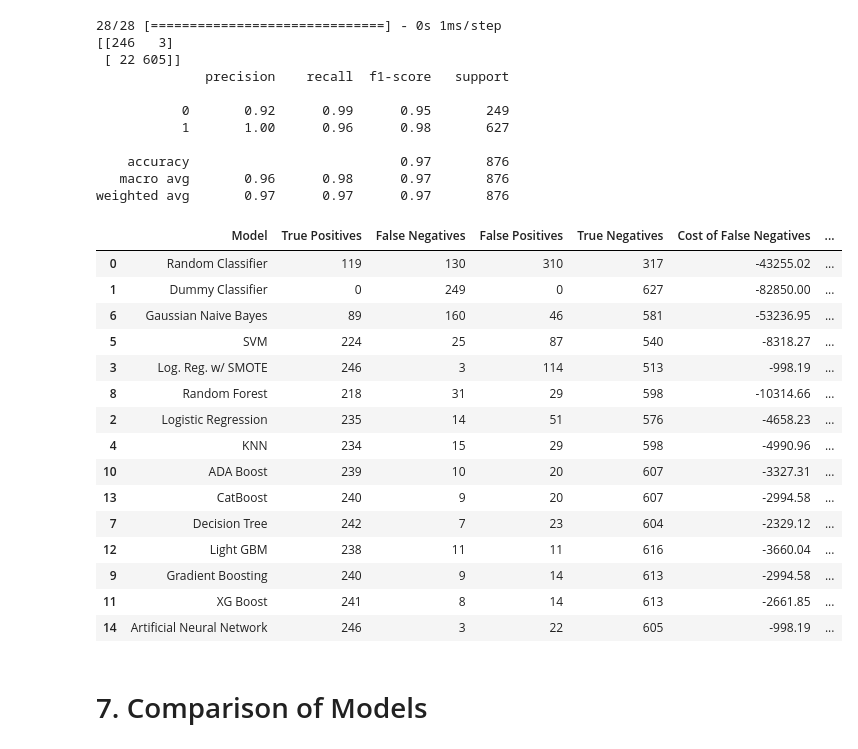
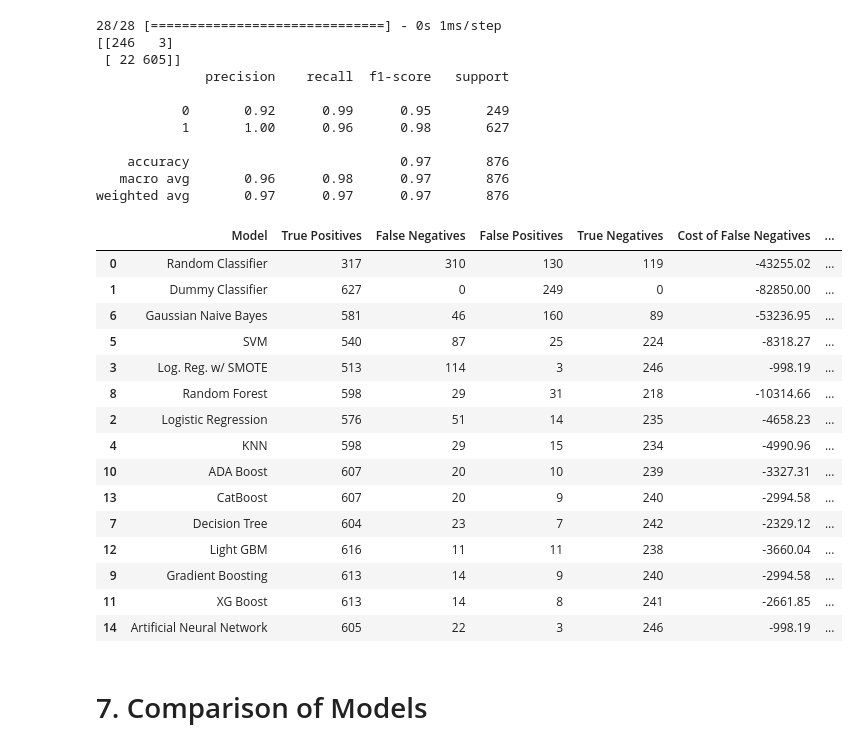
Before and after one commit to aaronroggia/portfolio, a Jupyter notebook: Churn Prediction with Machine Learning.ipynb, the cells around one changed output. Drawn from its saved outputs; the diff is of its cells as text; code cells hidden in the pictures.

```diff
--- a/Churn Prediction with Machine Learning.ipynb
+++ b/Churn Prediction with Machine Learning.ipynb
@@ -1128,13 +1127,13 @@ start_time = time.time()
 
 #Intantiate the model and fit it to the data
 #Since churned is the majority class, we'll select 1.
-model = DummyClassifier(strategy = 'constant', constant=1, random_state = 101)
-model.fit(X_train, y_train)
+model2 = DummyClassifier(strategy = 'constant', constant=1, random_state = 101)
+model2.fit(X_train, y_train)
 # %% [output]
 DummyClassifier(constant=1, random_state=101, strategy='constant')
 # %%
 #Make predictions for the test set with the best parameters
-y_pred=model.predict(X_test)
+y_pred=model2.predict(X_test)
 
 #Test the predictions
 print(confusion_matrix(y_test,y_pred))
@@ -2270,22 +2269,22 @@ print(classification_report(y_test,y_pred))
 weighted avg       0.97      0.97      0.97       876
 # %%
 #Evaluate the model
-tp, fn, fp, tn = confusion_matrix(y_test,y_pred).ravel()
+tn, fp, fn, tp = confusion_matrix(y_test,y_pred).ravel()
 
 #Cost of classifying active as churned (if a percent of them take the discount)
-fn_cost = (fn/(tp+fn))*active_class*percent_active_using_discount*rev_lost_per_act_error
+fp_cost = (fp/(tn+fp))*active_class*percent_active_using_discount*rev_lost_per_act_error
 
 #Benefit of correct inactive classification (if the discount brings a certain percent back)
-tn_benefit = (rev_lost_per_churn-discount_offered)*(tn/(fp+tn))*churned_class*percent_who_return
+tp_benefit = (rev_lost_per_churn-discount_offered)*(tp/(tp+fn))*churned_class*percent_who_return
 
 row = {'Model': 'Light GBM',
        'True Positives': tp,
        'False Negatives': fn,
        'False Positives': fp,
        'True Negatives': tn,
-       'Cost of False Negatives': "{:.2f}".format(-fn_cost),
-       'Benefit of True Negatives': "{:.2f}".format(tn_benefit),
-       'Profit or Loss': "{:.2f}".format(tn_benefit-fn_cost),
+       'Cost of False Negatives': "{:.2f}".format(-fp_cost),
+       'Benefit of True Negatives': "{:.2f}".format(tp_benefit),
+       'Profit or Loss': "{:.2f}".format(tp_benefit-fp_cost),
        'Accuracy': accuracy_score(y_test,y_pred),
        'Precision': precision_score(y_test,y_pred),
        'Average Precision': average_precision_score(y_test,y_pred),
@@ -2398,22 +2397,22 @@ print(classification_report(y_test,y_pred))
 weighted avg       0.97      0.97      0.97       876
 # %%
 #Evaluate the model
-tp, fn, fp, tn = confusion_matrix(y_test,y_pred).ravel()
+tn, fp, fn, tp = confusion_matrix(y_test,y_pred).ravel()
 
 #Cost of classifying active as churned (if a percent of them take the discount)
-fn_cost = (fn/(tp+fn))*active_class*percent_active_using_discount*rev_lost_per_act_error
+fp_cost = (fp/(tn+fp))*active_class*percent_active_using_discount*rev_lost_per_act_error
 
 #Benefit of correct inactive classification (if the discount brings a certain percent back)
-tn_benefit = (rev_lost_per_churn-discount_offered)*(tn/(fp+tn))*churned_class*percent_who_return
+tp_benefit = (rev_lost_per_churn-discount_offered)*(tp/(tp+fn))*churned_class*percent_who_return
 
 row = {'Model': 'CatBoost',
        'True Positives': tp,
        'False Negatives': fn,
        'False Positives': fp,
        'True Negatives': tn,
-       'Cost of False Negatives': "{:.2f}".format(-fn_cost),
-       'Benefit of True Negatives': "{:.2f}".format(tn_benefit),
-       'Profit or Loss': "{:.2f}".format(tn_benefit-fn_cost),
+       'Cost of False Negatives': "{:.2f}".format(-fp_cost),
+       'Benefit of True Negatives': "{:.2f}".format(tp_benefit),
+       'Profit or Loss': "{:.2f}".format(tp_benefit-fp_cost),
        'Accuracy': accuracy_score(y_test,y_pred),
        'Precision': precision_score(y_test,y_pred),
        'Average Precision': average_precision_score(y_test,y_pred),
@@ -2671,52 +2683,52 @@ print(classification_report(y_test, y_pred))
 weighted avg       0.97      0.97      0.97       876
 # %%
 #Evaluate the model
-tp, fn, fp, tn = confusion_matrix(y_test,y_pred).ravel()
+tn, fp, fn, tp = confusion_matrix(y_test,y_pred).ravel()
 
 #Cost of classifying active as churned (if a percent of them take the discount)
-fn_cost = (fn/(tp+fn))*active_class*percent_active_using_discount*rev_lost_per_act_error
+fp_cost = (fp/(tn+fp))*active_class*percent_active_using_discount*rev_lost_per_act_error
 
 #Benefit of correct inactive classification (if the discount brings a certain percent back)
-tn_benefit = (rev_lost_per_churn-discount_offered)*(tn/(fp+tn))*churned_class*percent_who_return
+tp_benefit = (rev_lost_per_churn-discount_offered)*(tp/(tp+fn))*churned_class*percent_who_return
 
 row = {'Model': 'Artificial Neural Network',
        'True Positives': tp,
        'False Negatives': fn,
        'False Positives': fp,
        'True Negatives': tn,
-       'Cost of False Negatives': "{:.2f}".format(-fn_cost),
-       'Benefit of True Negatives': "{:.2f}".format(tn_benefit),
-       'Profit or Loss': "{:.2f}".format(tn_benefit-fn_cost),
+       'Cost of False Negatives': "{:.2f}".format(-fp_cost),
+       'Benefit of True Negatives': "{:.2f}".format(tp_benefit),
+       'Profit or Loss': "{:.2f}".format(tp_benefit-fp_cost),
        'Accuracy': accuracy_score(y_test,y_pred),
        'Precision': precision_score(y_test,y_pred),
        'Average Precision': average_precision_score(y_test,y_pred),
        'Recall': recall_score(y_test,y_pred),
        'F1': f1_score(y_test,y_pred),
        'AUC-ROC': roc_auc_score(y_test,y_pred),
        'True Positive Rate': tp/(tp+fn),
        'True Negative Rate': tn/(tn+fp),
        'False Positive Rate': fp/(tn+fp),
        'False Negative Rate': fn/(tp+fn),
        'Processing Time': format(round((time.time() - start_time)/60,2))}
 results = results.append(row, ignore_index=True)
 results.sort_values(['AUC-ROC'],ascending=True)
 # %% [output]
 |  | Model | True Positives | False Negatives | False Positives | True Negatives | Cost of False Negatives | ... |
-| 0 | Random Classifier | 119 | 130 | 310 | 317 | -43255.02 | ... |
-| 1 | Dummy Classifier | 0 | 249 | 0 | 627 | -82850.00 | ... |
-| 6 | Gaussian Naive Bayes | 89 | 160 | 46 | 581 | -53236.95 | ... |
-| 5 | SVM | 224 | 25 | 87 | 540 | -8318.27 | ... |
-| 3 | Log. Reg. w/ SMOTE | 246 | 3 | 114 | 513 | -998.19 | ... |
-| 8 | Random Forest | 218 | 31 | 29 | 598 | -10314.66 | ... |
-| 2 | Logistic Regression | 235 | 14 | 51 | 576 | -4658.23 | ... |
-| 4 | KNN | 234 | 15 | 29 | 598 | -4990.96 | ... |
-| 10 | ADA Boost | 239 | 10 | 20 | 607 | -3327.31 | ... |
-| 13 | CatBoost | 240 | 9 | 20 | 607 | -2994.58 | ... |
-| 7 | Decision Tree | 242 | 7 | 23 | 604 | -2329.12 | ... |
-| 12 | Light GBM | 238 | 11 | 11 | 616 | -3660.04 | ... |
-| 9 | Gradient Boosting | 240 | 9 | 14 | 613 | -2994.58 | ... |
-| 11 | XG Boost | 241 | 8 | 14 | 613 | -2661.85 | ... |
-| 14 | Artificial Neural Network | 246 | 3 | 22 | 605 | -998.19 | ... |
+| 0 | Random Classifier | 317 | 310 | 130 | 119 | -43255.02 | ... |
+| 1 | Dummy Classifier | 627 | 0 | 249 | 0 | -82850.00 | ... |
+| 6 | Gaussian Naive Bayes | 581 | 46 | 160 | 89 | -53236.95 | ... |
+| 5 | SVM | 540 | 87 | 25 | 224 | -8318.27 | ... |
+| 3 | Log. Reg. w/ SMOTE | 513 | 114 | 3 | 246 | -998.19 | ... |
+| 8 | Random Forest | 598 | 29 | 31 | 218 | -10314.66 | ... |
+| 2 | Logistic Regression | 576 | 51 | 14 | 235 | -4658.23 | ... |
+| 4 | KNN | 598 | 29 | 15 | 234 | -4990.96 | ... |
+| 10 | ADA Boost | 607 | 20 | 10 | 239 | -3327.31 | ... |
+| 13 | CatBoost | 607 | 20 | 9 | 240 | -2994.58 | ... |
+| 7 | Decision Tree | 604 | 23 | 7 | 242 | -2329.12 | ... |
+| 12 | Light GBM | 616 | 11 | 11 | 238 | -3660.04 | ... |
+| 9 | Gradient Boosting | 613 | 14 | 9 | 240 | -2994.58 | ... |
+| 11 | XG Boost | 613 | 14 | 8 | 241 | -2661.85 | ... |
+| 14 | Artificial Neural Network | 605 | 22 | 3 | 246 | -998.19 | ... |
 # %% [markdown]
 # 7. Comparison of Models
 # %% [markdown]
```
Also changed, not shown: parts of 25 cells of this notebook.
